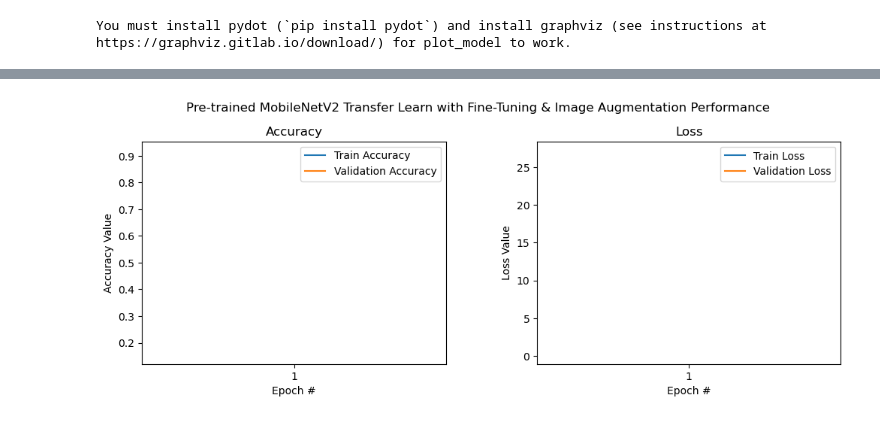
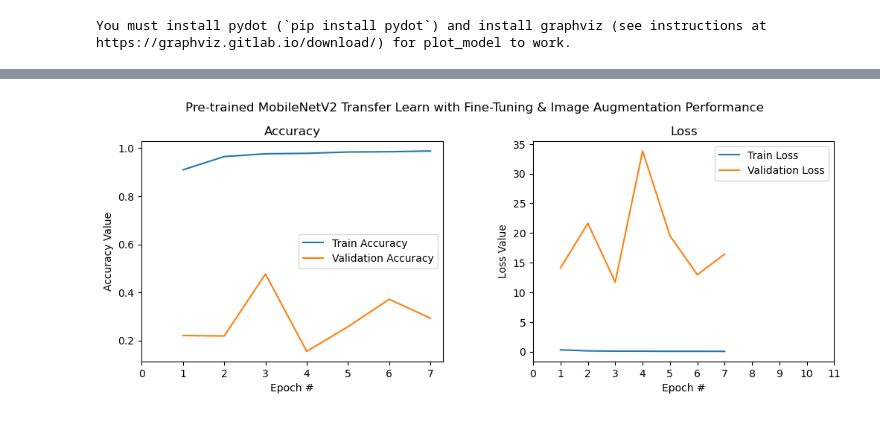
Before and after one commit to Gitroars/ArtificialIntelligence_Week9Forums, a Jupyter notebook: Untitled.ipynb, the cells around one changed output, grey strips where cells are left out. Cells and saved outputs as stored; diff of their text form; code cells hidden in the pictures.

Commit message:
change epoch value

```diff
--- a/Untitled.ipynb
+++ b/Untitled.ipynb
@@ -254,7 +256,7 @@ plot_model(model,show_shapes=True, show_layer_names=True, rankdir='TB', expand_n
 You must install pydot (`pip install pydot`) and install graphviz (see instructions at https://graphviz.gitlab.io/download/) for plot_model to work.
 # %%
 # The higher the number of epochs, the higher the accuracy will be, however, more time will be consumed
-EPOCHS = 1
+EPOCHS = 7
 history = model.fit_generator(train_generator,
                               steps_per_epoch=train_generator.n // BATCH_SIZE,
                               epochs=EPOCHS,
@@ -268,28 +287,28 @@ model.save('Fresh_Rotten_Fruits_MobileNetV2_Transfer_Learning2(98).h5')
 # %%
 import matplotlib.pyplot as plt
 
 f, (ax1, ax2) = plt.subplots(1, 2, figsize=(12, 4))
 t = f.suptitle('Pre-trained MobileNetV2 Transfer Learn with Fine-Tuning & Image Augmentation Performance ', fontsize=12)
 f.subplots_adjust(top=0.85, wspace=0.3)
 
-epoch_list = [1]  # Adjust to contain only one epoch
-ax1.plot(epoch_list, history.history['accuracy'][:1], label='Train Accuracy')  # Adjust to use only the first value for accuracy
-ax1.plot(epoch_list, history.history['val_accuracy'][:1], label='Validation Accuracy')  # Adjust to use only the first value for validation accuracy
-ax1.set_xticks(epoch_list)  # Set x-ticks to match the epoch
+epoch_list = list(range(1,8))
+ax1.plot(epoch_list, history.history['accuracy'], label='Train Accuracy')
+ax1.plot(epoch_list, history.history['val_accuracy'], label='Validation Accuracy')
+ax1.set_xticks(np.arange(0, 8, 1))
 ax1.set_ylabel('Accuracy Value')
 ax1.set_xlabel('Epoch #')
 ax1.set_title('Accuracy')
 l1 = ax1.legend(loc="best")
 
-ax2.plot(epoch_list, history.history['loss'][:1], label='Train Loss')  # Adjust to use only the first value for loss
-ax2.plot(epoch_list, history.history['val_loss'][:1], label='Validation Loss')  # Adjust to use only the first value for validation loss
-ax2.set_xticks(epoch_list)  # Set x-ticks to match the epoch
+ax2.plot(epoch_list, history.history['loss'], label='Train Loss')
+ax2.plot(epoch_list, history.history['val_loss'], label='Validation Loss')
+ax2.set_xticks(np.arange(0, 12, 1))
 ax2.set_ylabel('Loss Value')
 ax2.set_xlabel('Epoch #')
 ax2.set_title('Loss')
 l2 = ax2.legend(loc="best")
 # %% [output]
-[figure, old version]
+[figure, new version]
 # %%
 model.evaluate(val_generator, steps=train_generator.n // BATCH_SIZE)
 # %% [output]
```
Also changed, not shown: parts of 6 cells of this notebook, 1 other file.
